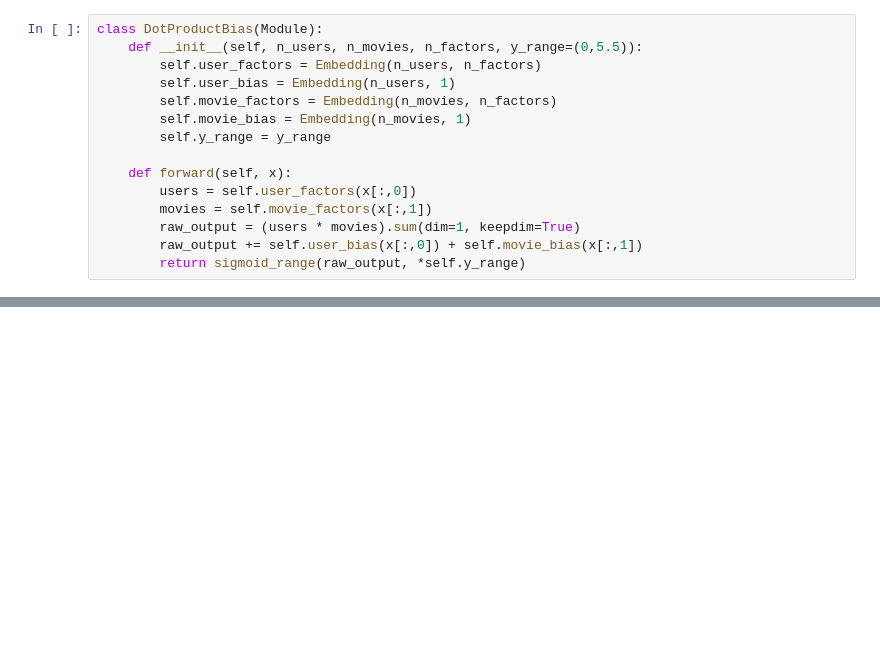
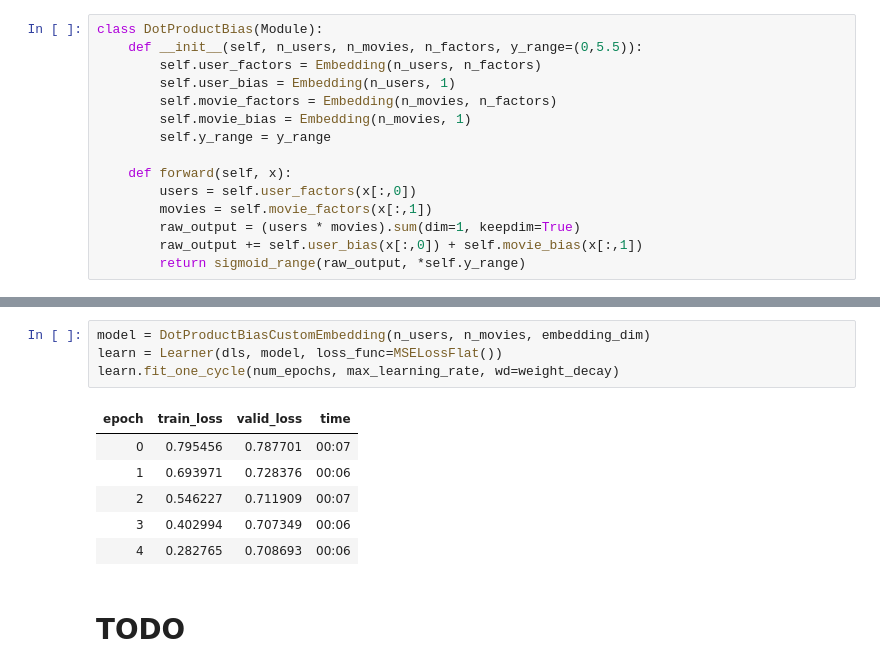
Before and after one commit to gjohl/gjohl.github.io, a Jupyter notebook: posts/ml/fastai/lesson7/lesson.ipynb, the cells around one changed output, grey strips where cells are left out. Drawn from its saved outputs; the diff is of its cells as text; blank space fills up the shorter version.

```diff
--- a/posts/ml/fastai/lesson7/lesson.ipynb
+++ b/posts/ml/fastai/lesson7/lesson.ipynb
@@ -264,0 +339,13 @@ learn.fit_one_cycle(num_epochs, max_learning_rate, wd=weight_decay)
+# %%
+model = DotProductBiasCustomEmbedding(n_users, n_movies, embedding_dim)
+learn = Learner(dls, model, loss_func=MSELossFlat())
+learn.fit_one_cycle(num_epochs, max_learning_rate, wd=weight_decay)
+# %% [output]
+| epoch | train_loss | valid_loss | time |
+| 0 | 0.795456 | 0.787701 | 00:07 |
+| 1 | 0.693971 | 0.728376 | 00:06 |
+| 2 | 0.546227 | 0.711909 | 00:07 |
+| 3 | 0.402994 | 0.707349 | 00:06 |
+| 4 | 0.282765 | 0.708693 | 00:06 |
+# %% [markdown]
+# TODO
```
Also changed, not shown: parts of 28 cells of this notebook, 7 other files.
